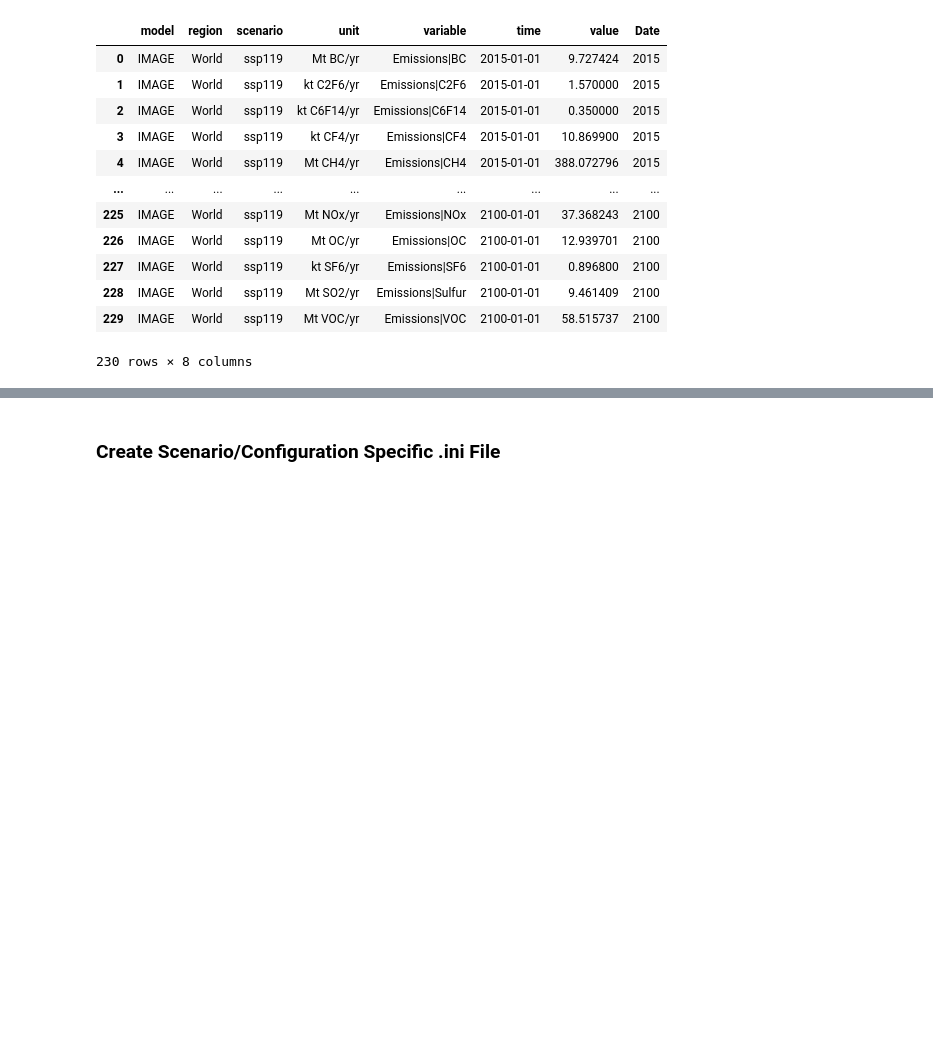
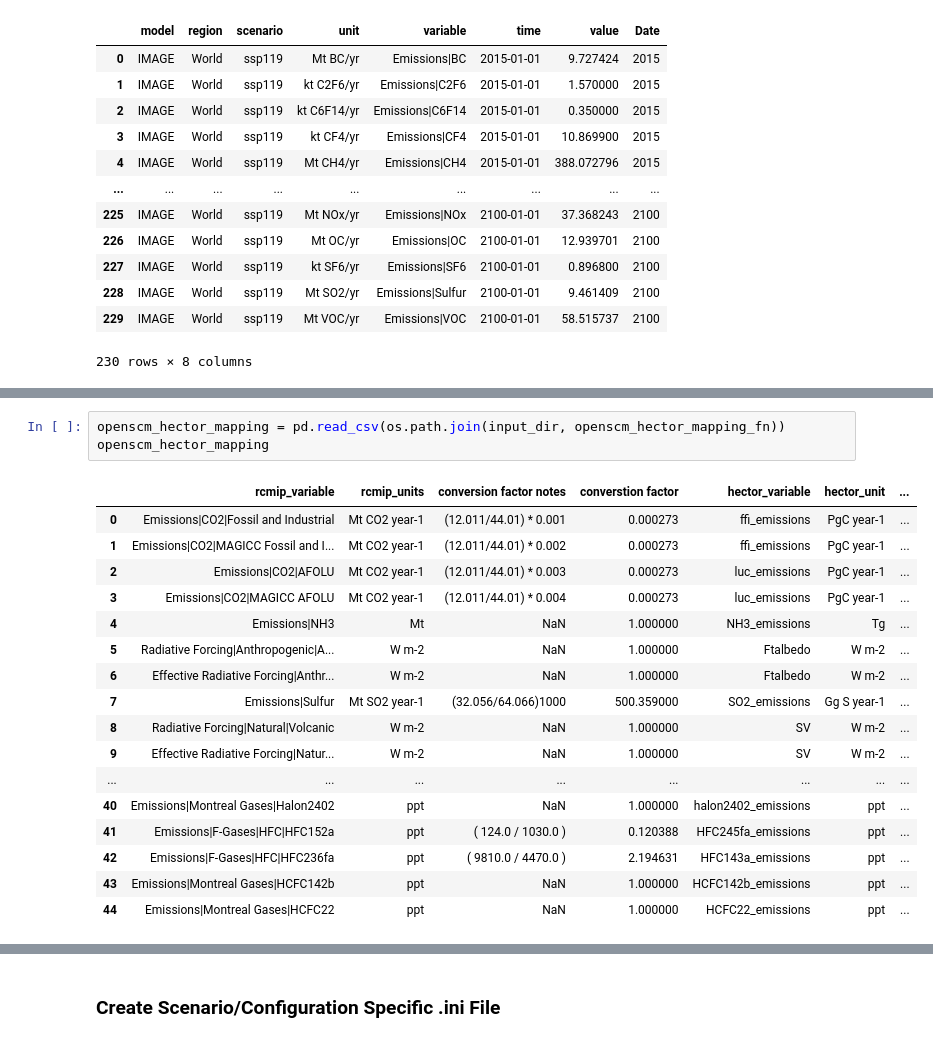
Before and after one commit to noahprime/openscm-runner, a Jupyter notebook: notebooks/hector_notebook.ipynb, the cells around one changed output, grey strips where cells are left out. Drawn from its saved outputs; the diff is of its cells as text; blank space fills up the shorter version.

```diff
--- a/notebooks/hector_notebook.ipynb
+++ b/notebooks/hector_notebook.ipynb
@@ -286,0 +304,21 @@ long_scenario_hector_data
+# %%
+openscm_hector_mapping = pd.read_csv(os.path.join(input_dir, openscm_hector_mapping_fn))
+openscm_hector_mapping
+# %% [output]
+|  | rcmip_variable | rcmip_units | conversion factor notes | converstion factor | hector_variable | hector_unit | ... |
+| 0 | Emissions|CO2|Fossil and Industrial | Mt CO2 year-1 | (12.011/44.01) * 0.001 | 0.000273 | ffi_emissions | PgC year-1 | ... |
+| 1 | Emissions|CO2|MAGICC Fossil and I... | Mt CO2 year-1 | (12.011/44.01) * 0.002 | 0.000273 | ffi_emissions | PgC year-1 | ... |
+| 2 | Emissions|CO2|AFOLU | Mt CO2 year-1 | (12.011/44.01) * 0.003 | 0.000273 | luc_emissions | PgC year-1 | ... |
+| 3 | Emissions|CO2|MAGICC AFOLU | Mt CO2 year-1 | (12.011/44.01) * 0.004 | 0.000273 | luc_emissions | PgC year-1 | ... |
+| 4 | Emissions|NH3 | Mt | NaN | 1.000000 | NH3_emissions | Tg | ... |
+| 5 | Radiative Forcing|Anthropogenic|A... | W m-2 | NaN | 1.000000 | Ftalbedo | W m-2 | ... |
+| 6 | Effective Radiative Forcing|Anthr... | W m-2 | NaN | 1.000000 | Ftalbedo | W m-2 | ... |
+| 7 | Emissions|Sulfur | Mt SO2 year-1 | (32.056/64.066)1000 | 500.359000 | SO2_emissions | Gg S year-1 | ... |
+| 8 | Radiative Forcing|Natural|Volcanic | W m-2 | NaN | 1.000000 | SV | W m-2 | ... |
+| 9 | Effective Radiative Forcing|Natur... | W m-2 | NaN | 1.000000 | SV | W m-2 | ... |
+| ... | ... | ... | ... | ... | ... | ... | ... |
+| 40 | Emissions|Montreal Gases|Halon2402 | ppt | NaN | 1.000000 | halon2402_emissions | ppt | ... |
+| 41 | Emissions|F-Gases|HFC|HFC152a | ppt | ( 124.0 / 1030.0 ) | 0.120388 | HFC245fa_emissions | ppt | ... |
+| 42 | Emissions|F-Gases|HFC|HFC236fa | ppt | ( 9810.0 / 4470.0 ) | 2.194631 | HFC143a_emissions | ppt | ... |
+| 43 | Emissions|Montreal Gases|HCFC142b | ppt | NaN | 1.000000 | HCFC142b_emissions | ppt | ... |
+| 44 | Emissions|Montreal Gases|HCFC22 | ppt | NaN | 1.000000 | HCFC22_emissions | ppt | ... |
```
Also changed, not shown: parts of 45 cells of this notebook.
